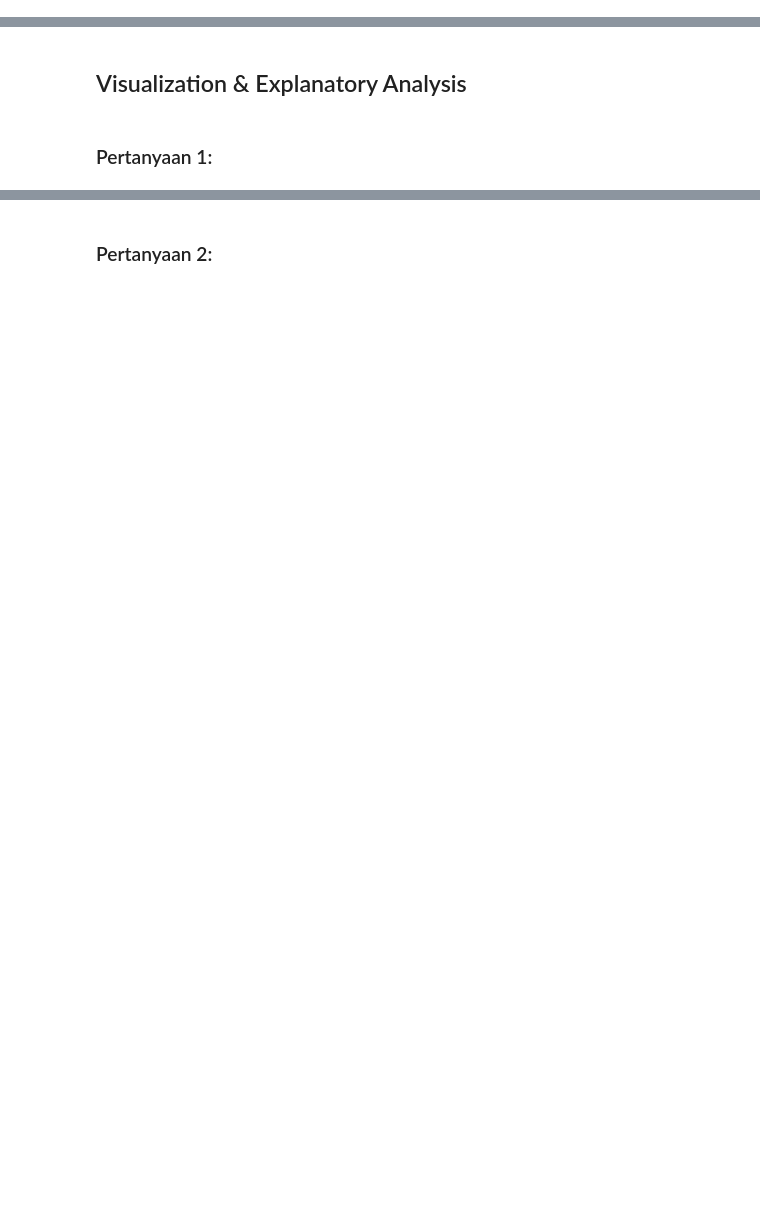
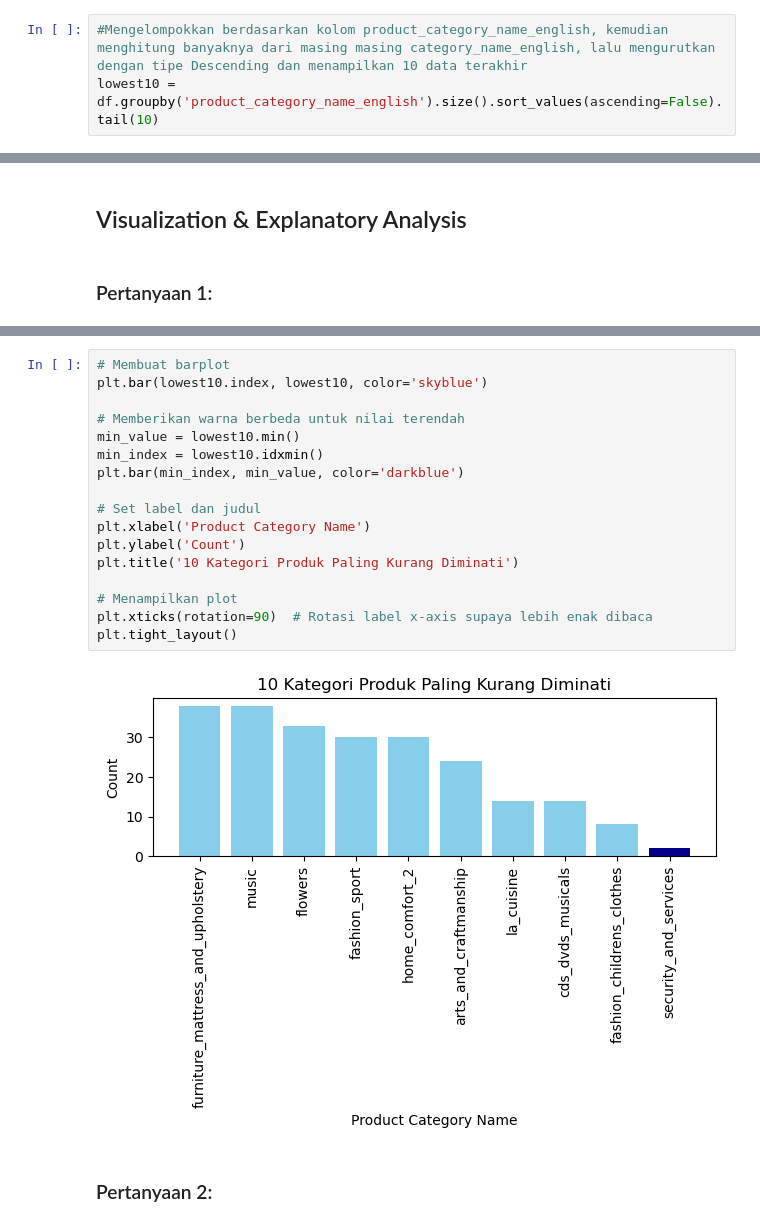
Before and after one commit to syakhrul-afandi/ecommerce, a Jupyter notebook: ecommerce.ipynb, the cells around one changed output, grey strips where cells are left out. Drawn from its saved outputs; the diff is of its cells as text; blank space fills up the shorter version.

```diff
--- a/ecommerce.ipynb
+++ b/ecommerce.ipynb
@@ -173,3 +249,6 @@ lowest10 = df.groupby('product_category_name_english').size().sort_values(ascend
+# %%
+#Mengelompokkan berdasarkan kolom product_category_name_english, kemudian menghitung banyaknya dari masing masing category_name_english, lalu mengurutkan dengan tipe Descending dan menampilkan 10 data terakhir
+lowest10 = df.groupby('product_category_name_english').size().sort_values(ascending=False).tail(10)
 # %%
 #slicing df untuk mengambil informasi yang diperlukan untuk menjawab pertanyaan 2
 df_2 = df[['product_category_name_english', 'order_purchase_timestamp']]
@@ -274,3 +353,22 @@ Text(0.5, 1.0, 'Jumlah Produk per Kategori')
+# %%
+# Membuat barplot
+plt.bar(lowest10.index, lowest10, color='skyblue')
+
+# Memberikan warna berbeda untuk nilai terendah
+min_value = lowest10.min()
+min_index = lowest10.idxmin()
+plt.bar(min_index, min_value, color='darkblue')
+
+# Set label dan judul
+plt.xlabel('Product Category Name')
+plt.ylabel('Count')
+plt.title('10 Kategori Produk Paling Kurang Diminati')
+
+# Menampilkan plot
+plt.xticks(rotation=90)  # Rotasi label x-axis supaya lebih enak dibaca
+plt.tight_layout()
+# %% [output]
+[figure, added]
 # %% [markdown]
 ### Pertanyaan 2:
 # %%
```
Also changed, not shown: parts of 57 cells of this notebook.
